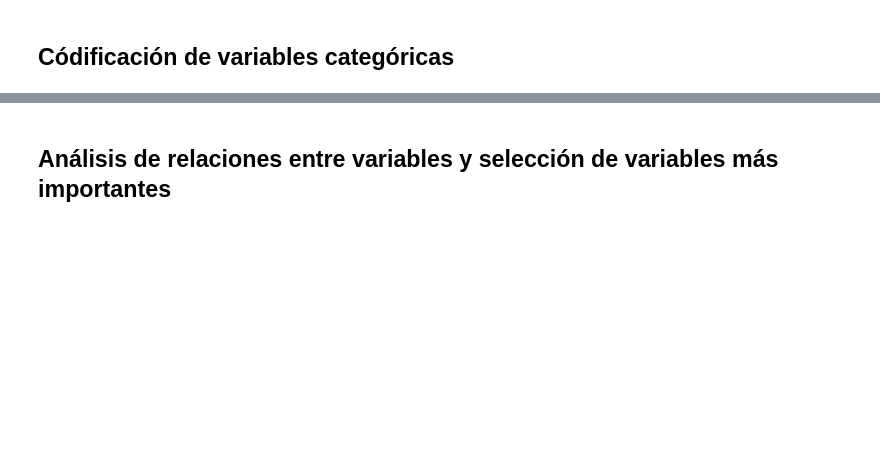
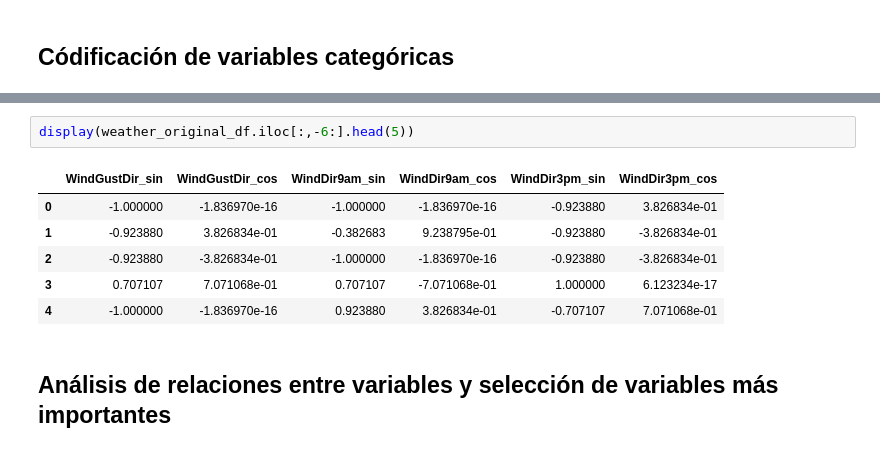
Before and after one commit to diegosarina-ceia/AMq1, a Jupyter notebook: TP_Final_AD_WeatherAustralia.ipynb, the cells around one changed output, grey strips where cells are left out. Saved outputs shown, nothing was run; the diff lists cells and outputs as text; blank space fills up the shorter version.

```diff
--- a/TP_Final_AD_WeatherAustralia.ipynb
+++ b/TP_Final_AD_WeatherAustralia.ipynb
@@ -1031,4 +1274,11 @@ Podemos aplicar lo siguiente:
+# %%
+display(weather_original_df.iloc[:,-6:].head(5))
+# %% [output]
+|  | WindGustDir_sin | WindGustDir_cos | WindDir9am_sin | WindDir9am_cos | WindDir3pm_sin | WindDir3pm_cos |
+| 0 | -1.000000 | -1.836970e-16 | -1.000000 | -1.836970e-16 | -0.923880 | 3.826834e-01 |
+| 1 | -0.923880 | 3.826834e-01 | -0.382683 | 9.238795e-01 | -0.923880 | -3.826834e-01 |
+| 2 | -0.923880 | -3.826834e-01 | -1.000000 | -1.836970e-16 | -0.923880 | -3.826834e-01 |
+| 3 | 0.707107 | 7.071068e-01 | 0.707107 | -7.071068e-01 | 1.000000 | 6.123234e-17 |
+| 4 | -1.000000 | -1.836970e-16 | 0.923880 | 3.826834e-01 | -0.707107 | 7.071068e-01 |
 # %% [markdown]
 ## Análisis de relaciones entre variables y selección de variables más importantes
-# %% [markdown]
-#
```
Also changed, not shown: parts of 42 cells of this notebook.
